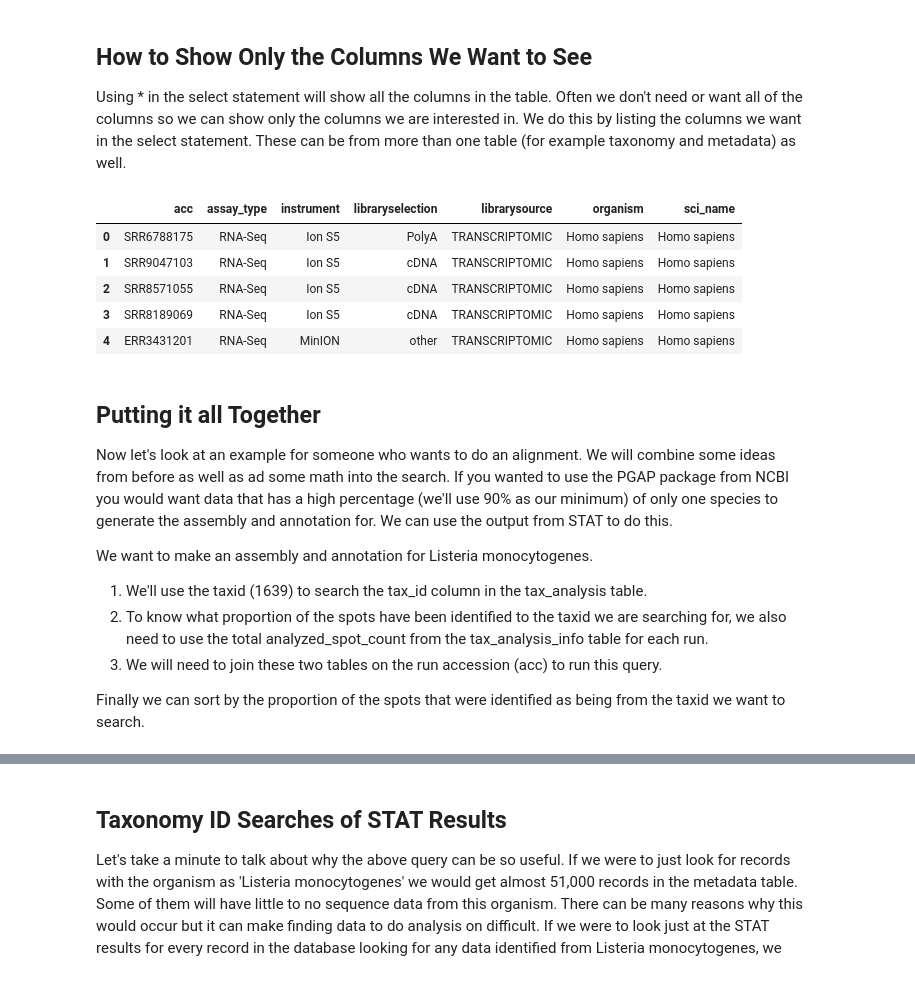
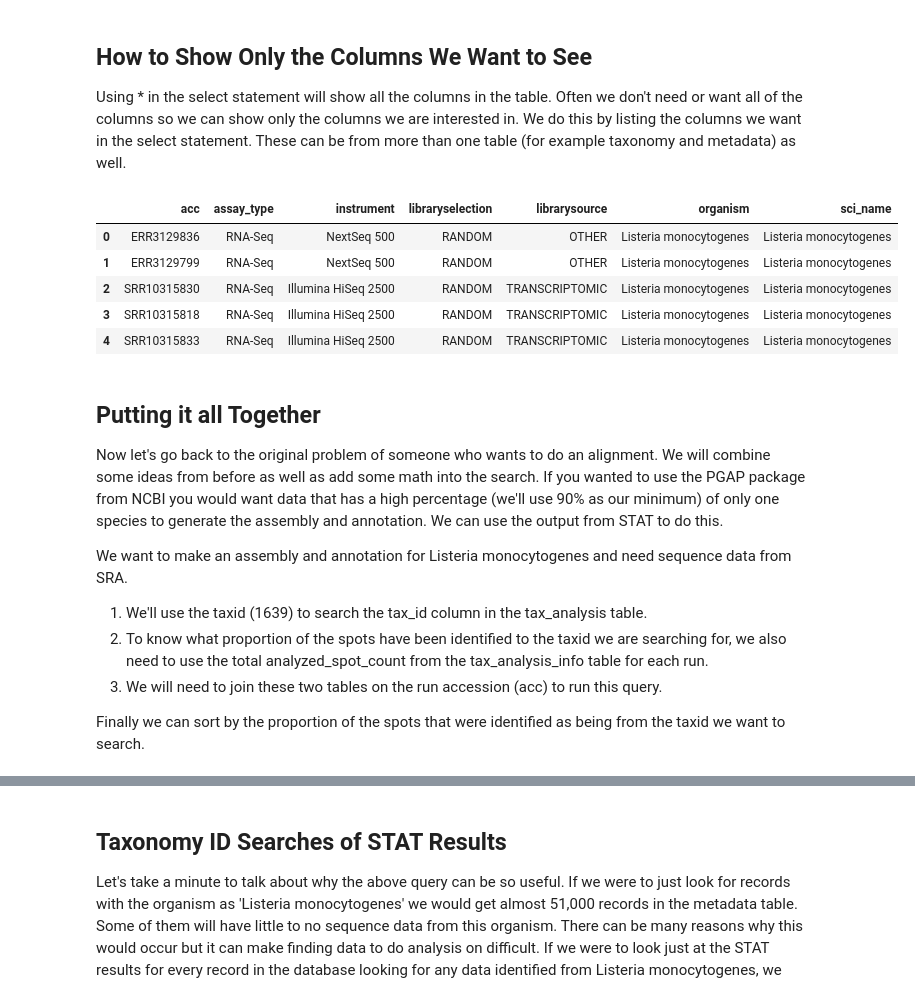
Before and after one commit to ncbi/ASHG-Workshop-2021, a Jupyter notebook: Basic BigQuery Examples.ipynb, the cells around one changed output, grey strips where cells are left out. Drawn from its saved outputs; the diff is of its cells as text; code cells hidden in the pictures.

```diff
--- a/Basic BigQuery Examples.ipynb
+++ b/Basic BigQuery Examples.ipynb
@@ -163,27 +114,27 @@ Using * in the select statement will show all the columns in the table. Often we
 # %%
 %%bigquery
 
 SELECT meta.acc, meta.assay_type, meta.instrument, meta.libraryselection, meta.librarysource, meta.organism, tax.sci_name
 FROM `nih-sra-datastore.sra.metadata` meta
     JOIN `nih-sra-datastore.sra_tax_analysis_tool.taxonomy` tax
     ON meta.organism = tax.sci_name
-WHERE tax.tax_id = 9606
-    AND meta.organism = 'Homo sapiens'
+WHERE tax.tax_id = 1639
+    AND meta.organism = 'Listeria monocytogenes'
     AND meta.assay_type = 'RNA-Seq'
     AND meta.consent = 'public'
 LIMIT 5
 # %% [output]
 |  | acc | assay_type | instrument | libraryselection | librarysource | organism | sci_name |
-| 0 | SRR6788175 | RNA-Seq | Ion S5 | PolyA | TRANSCRIPTOMIC | Homo sapiens | Homo sapiens |
-| 1 | SRR9047103 | RNA-Seq | Ion S5 | cDNA | TRANSCRIPTOMIC | Homo sapiens | Homo sapiens |
-| 2 | SRR8571055 | RNA-Seq | Ion S5 | cDNA | TRANSCRIPTOMIC | Homo sapiens | Homo sapiens |
-| 3 | SRR8189069 | RNA-Seq | Ion S5 | cDNA | TRANSCRIPTOMIC | Homo sapiens | Homo sapiens |
-| 4 | ERR3431201 | RNA-Seq | MinION | other | TRANSCRIPTOMIC | Homo sapiens | Homo sapiens |
+| 0 | ERR3129836 | RNA-Seq | NextSeq 500 | RANDOM | OTHER | Listeria monocytogenes | Listeria monocytogenes |
+| 1 | ERR3129799 | RNA-Seq | NextSeq 500 | RANDOM | OTHER | Listeria monocytogenes | Listeria monocytogenes |
+| 2 | SRR10315830 | RNA-Seq | Illumina HiSeq 2500 | RANDOM | TRANSCRIPTOMIC | Listeria monocytogenes | Listeria monocytogenes |
+| 3 | SRR10315818 | RNA-Seq | Illumina HiSeq 2500 | RANDOM | TRANSCRIPTOMIC | Listeria monocytogenes | Listeria monocytogenes |
+| 4 | SRR10315833 | RNA-Seq | Illumina HiSeq 2500 | RANDOM | TRANSCRIPTOMIC | Listeria monocytogenes | Listeria monocytogenes |
 # %% [markdown]
 ## Putting it all Together
-Now let's look at an example for someone who wants to do an alignment. We will combine some ideas from before as well as ad some math into the search. If you wanted to use the PGAP package from NCBI you would want data that has a high percentage (we'll use 90% as our minimum) of only one species to generate the assembly and annotation for. We can use the output from STAT to do this.
+Now let's go back to the original problem of someone who wants to do an alignment. We will combine some ideas from before as well as add some math into the search. If you wanted to use the PGAP package from NCBI you would want data that has a high percentage (we'll use 90% as our minimum) of only one species to generate the assembly and annotation. We can use the output from STAT to do this.
 
-We want to make an assembly and annotation for Listeria monocytogenes.
+We want to make an assembly and annotation for Listeria monocytogenes and need sequence data from SRA.
 1. We'll use the taxid (1639) to search the tax_id column in the tax_analysis table.
 2. To know what proportion of the spots have been identified to the taxid we are searching for, we also need to use the total analyzed_spot_count from the tax_analysis_info table for each run.
 3. We will need to join these two tables on the run accession (acc) to run this query.
```
Also changed, not shown: parts of 10 cells of this notebook, 1 other file.
